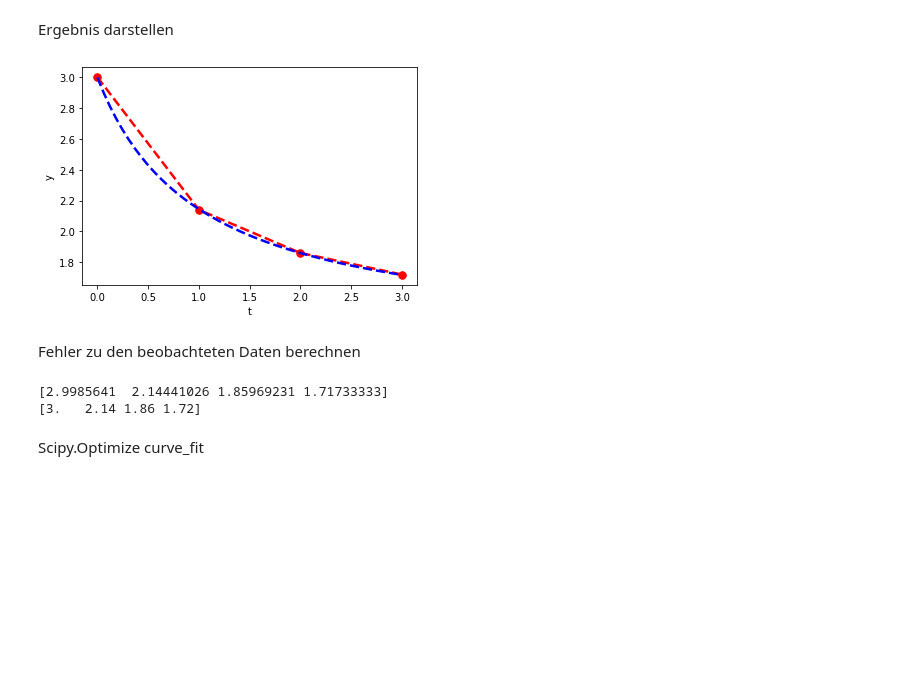
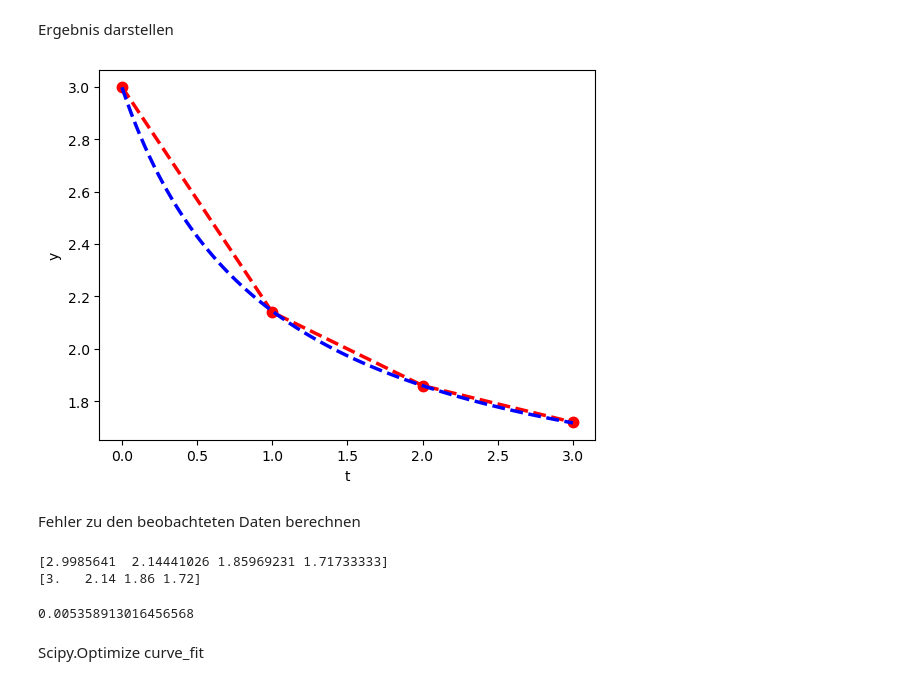
Before and after one commit to K-Ibadullaev/Py4NE, a Jupyter notebook: Tag03/übungen/Ausgleichsrechnung_Luecke.ipynb, the cells around one changed output. Cells and saved outputs as stored; diff of their text form; code cells hidden in the pictures; blank space fills up the shorter version.

```diff
--- a/Tag03/übungen/Ausgleichsrechnung_Luecke.ipynb
+++ b/Tag03/übungen/Ausgleichsrechnung_Luecke.ipynb
@@ -30,0 +31,9 @@ A
+# %%
+
+A = np.zeros((4, 2))
+A[:,1] = 1
+for i in range(len(t)):
+    A[i,0] = 1/(1+t[i])
+
+
+A
@@ -36,0 +48,6 @@ lhs =
+# %%
+lhs = np.dot(A.transpose(),A ) # A.T @ A
+rhs = np.dot(A.transpose(),y) # A.T @ y
+# %%
+x =  np.linalg.inv(lhs) @ rhs #np.dot(rhs,np.linalg.inv(lhs))
+x
@@ -48,22 +74,24 @@ Ergebnis darstellen
 # %%
-tn =
-fm =
+tn = np.linspace(min(t), max(t),100)
+fm = alpha*1/(1+tn) +1* beta
 plt.figure()
 plt.plot(t, y, 'r--', lw=2.5, marker='.', markersize=15)
 plt.plot(tn, fm, 'b--', lw=2.5)
 plt.xlabel('t')
 plt.ylabel('y');
 # %% [output]
-[figure, old version]
+[figure, new version]
 # %% [markdown]
 Fehler zu den beobachteten Daten berechnen
 # %%
 fe = alpha*(1/(1+t)) + beta
 print(fe)
 print(y)
+np.linalg.norm(fe-y)
 # %% [output]
 [2.9985641  2.14441026 1.85969231 1.71733333]
 [3.   2.14 1.86 1.72]
+0.005358913016456568
 # %% [markdown]
 Scipy.Optimize curve_fit
 # %%
```
Also changed, not shown: parts of 9 cells of this notebook, 29 other files.
